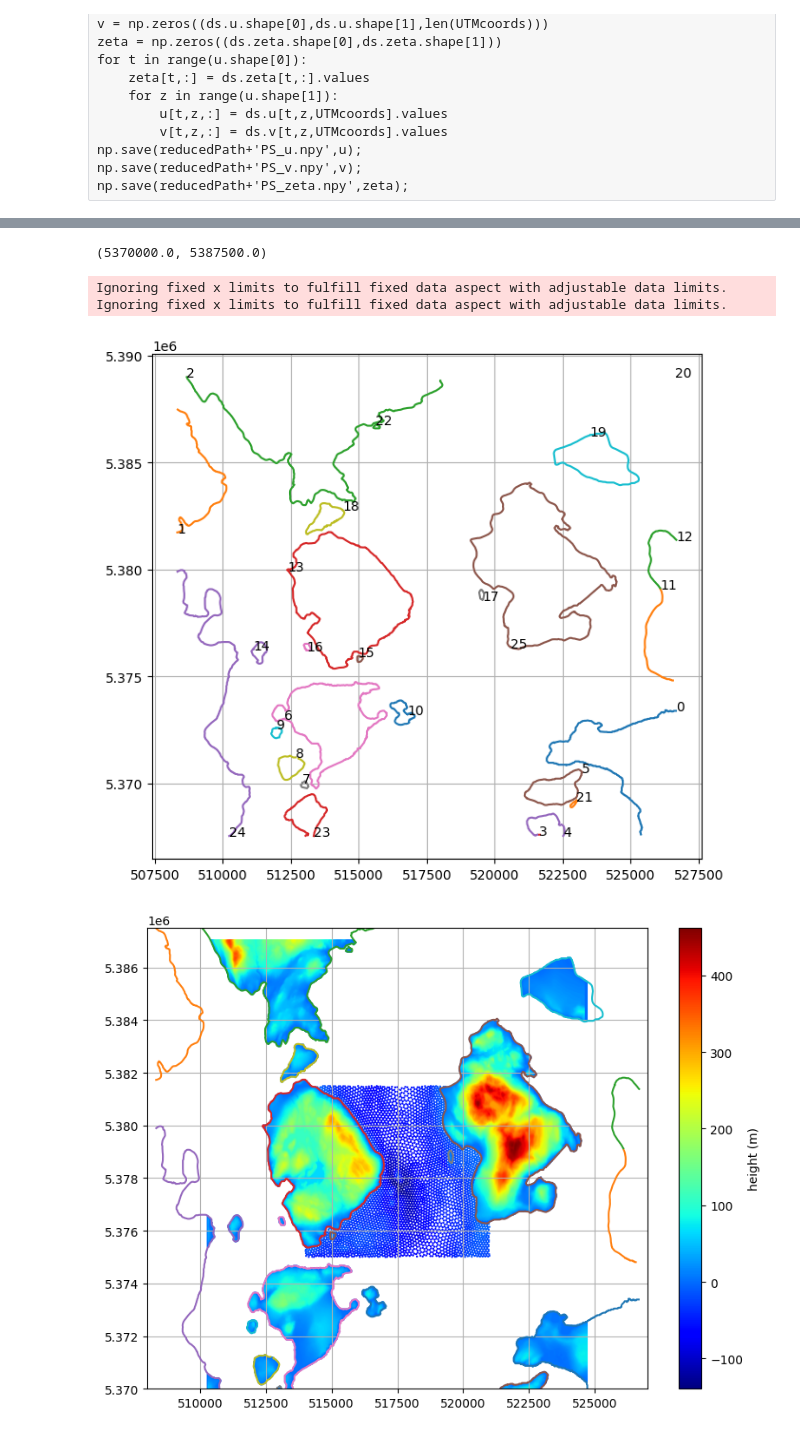
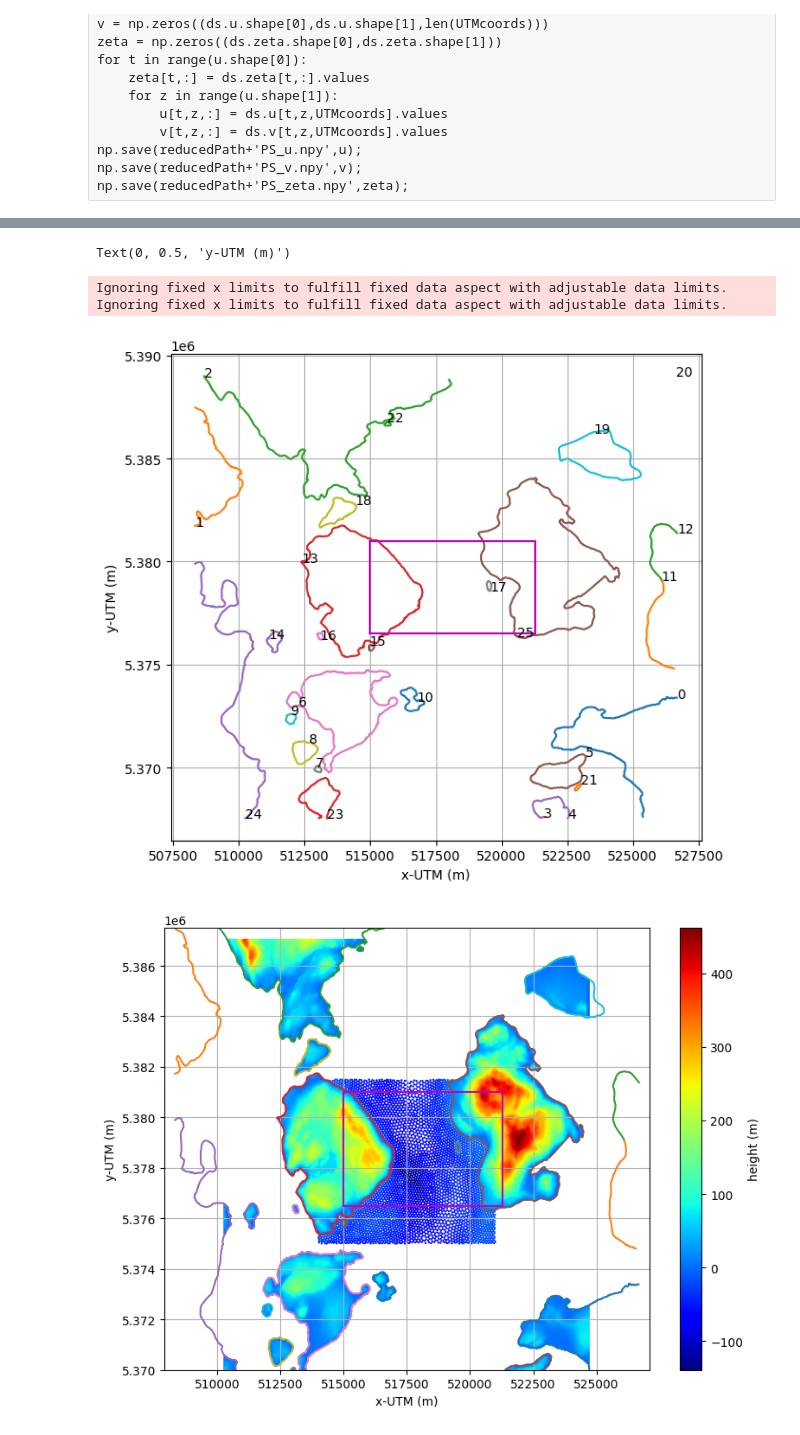
Before and after one commit to kynema/estuary_hfm_mmsei, a Jupyter notebook: tools/FVCOM-dataExtraction/FVCOM-dataExtraction.ipynb, the cells around one changed output, grey strips where cells are left out. Cells and saved outputs as stored; diff of their text form; code cells hidden in the pictures.

```diff
--- a/tools/FVCOM-dataExtraction/FVCOM-dataExtraction.ipynb
+++ b/tools/FVCOM-dataExtraction/FVCOM-dataExtraction.ipynb
@@ -100 +121,16 @@ AMRWindBoundaryDataDirectory = '/scratch/mchurchf/tidalChannel/rosario/test/bndr
 AMRWindBoundaryDataOverwrite = True
+# %%
+### Get the domain bounding box.
+
+amr.initialize([])
+
+xyzLo, xyzHi, nCell, nLevels, refRatio, cellSizes = nbp.parse_input_file(AMRWindInputFile)
+
+xyzHiUTM = [0.0, 0.0, 0.0]
+for i in range(3):
+   xyzHiUTM[i] = xyzLoUTM[i] + (xyzHi[i] - xyzLo[i])
+
+dx = cellSizes[nLevels-1][0]
+dy = cellSizes[nLevels-1][1]
+
+amr.finalize()
@@ -273,36 +347,48 @@ for i in range(nIsland):
     xyIsland[:,1] = yIsland[i]
     path = mpath.Path(xyIsland)
     tf = path.contains_points(xyTerrain)
     for j in range(len(tf)):
         if (tf[j]):
             insideMask.append(j)
 
 
 
 
 # Plot to show that the single Pacific polygon was properly divided up by island.
 plt.figure(0,figsize=(6.8,6))
 for i in range(len(xIsland)):
     plt.plot(xIsland[i],yIsland[i])
     plt.text(xIsland[i][0],yIsland[i][0],str(i))
+plt.plot([xyzLoUTM[0], xyzHiUTM[0]],[xyzLoUTM[1],xyzLoUTM[1]],'m-')
+plt.plot([xyzLoUTM[0], xyzHiUTM[0]],[xyzHiUTM[1],xyzHiUTM[1]],'m-')
+plt.plot([xyzLoUTM[0], xyzLoUTM[0]],[xyzLoUTM[1],xyzHiUTM[1]],'m-')
+plt.plot([xyzHiUTM[0], xyzHiUTM[0]],[xyzLoUTM[1],xyzHiUTM[1]],'m-')
+plt.xlabel('x-UTM (m)')
+plt.ylabel('y-UTM (m)')
 
 
 # Plot to show that the terrain is properly masked to only on-land.  Also plot FVCOM bathymetry data to show how it merges up.
 plt.figure(1,figsize=(8,6))
 plt.scatter(xTerrain[insideMask],yTerrain[insideMask],c=hTerrain[insideMask],s=0.5,cmap='jet',vmin=np.min(hBathymetry),vmax=np.max(hTerrain))
 plt.scatter(xBathymetry,yBathymetry,c=hBathymetry,s=0.5,cmap='jet',vmin=np.min(hBathymetry),vmax=np.max(hTerrain))
 for i in range(len(xIsland)):
     plt.plot(xIsland[i],yIsland[i])
+plt.plot([xyzLoUTM[0], xyzHiUTM[0]],[xyzLoUTM[1],xyzLoUTM[1]],'m-')
+plt.plot([xyzLoUTM[0], xyzHiUTM[0]],[xyzHiUTM[1],xyzHiUTM[1]],'m-')
+plt.plot([xyzLoUTM[0], xyzLoUTM[0]],[xyzLoUTM[1],xyzHiUTM[1]],'m-')
+plt.plot([xyzHiUTM[0], xyzHiUTM[0]],[xyzLoUTM[1],xyzHiUTM[1]],'m-')
 plt.axis('equal')
 plt.colorbar(label='height (m)')
 plt.xlim((510000,525000))
 plt.ylim((5.37E6,5.3875E6))
+plt.xlabel('x-UTM (m)')
+plt.ylabel('y-UTM (m)')
 # %% [output]
-(5370000.0, 5387500.0)
+Text(0, 0.5, 'y-UTM (m)')
 Ignoring fixed x limits to fulfill fixed data aspect with adjustable data limits.
 Ignoring fixed x limits to fulfill fixed data aspect with adjustable data limits.
-[figure, old version]
+[figure, new version]
-[figure, old version]
+[figure, new version]
 # %%
 ### Merge the terrain data and bathymmetry data, so that we have just have one map of elevation data.
 
```
Also changed, not shown: parts of 22 cells of this notebook, 2 other files.
